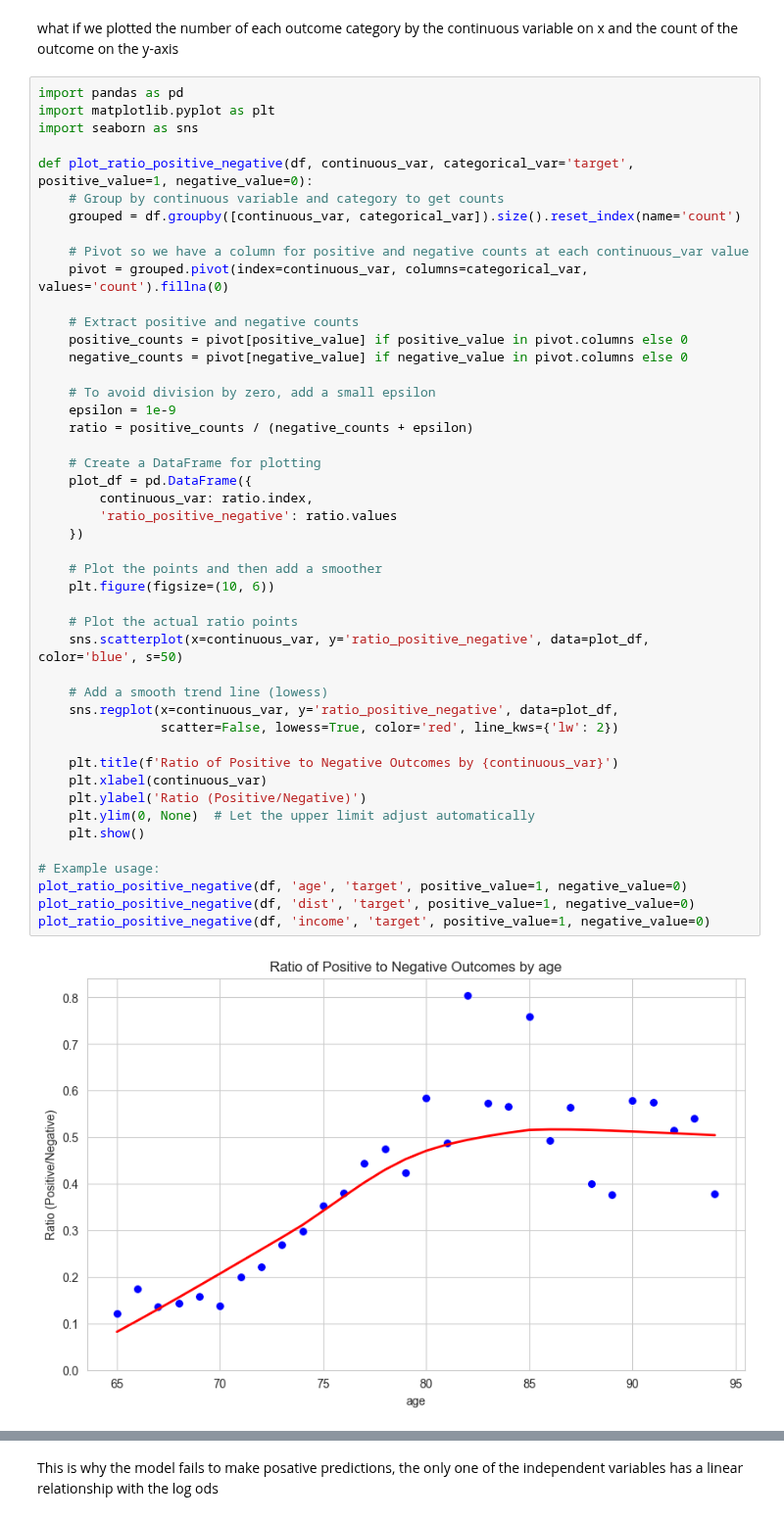
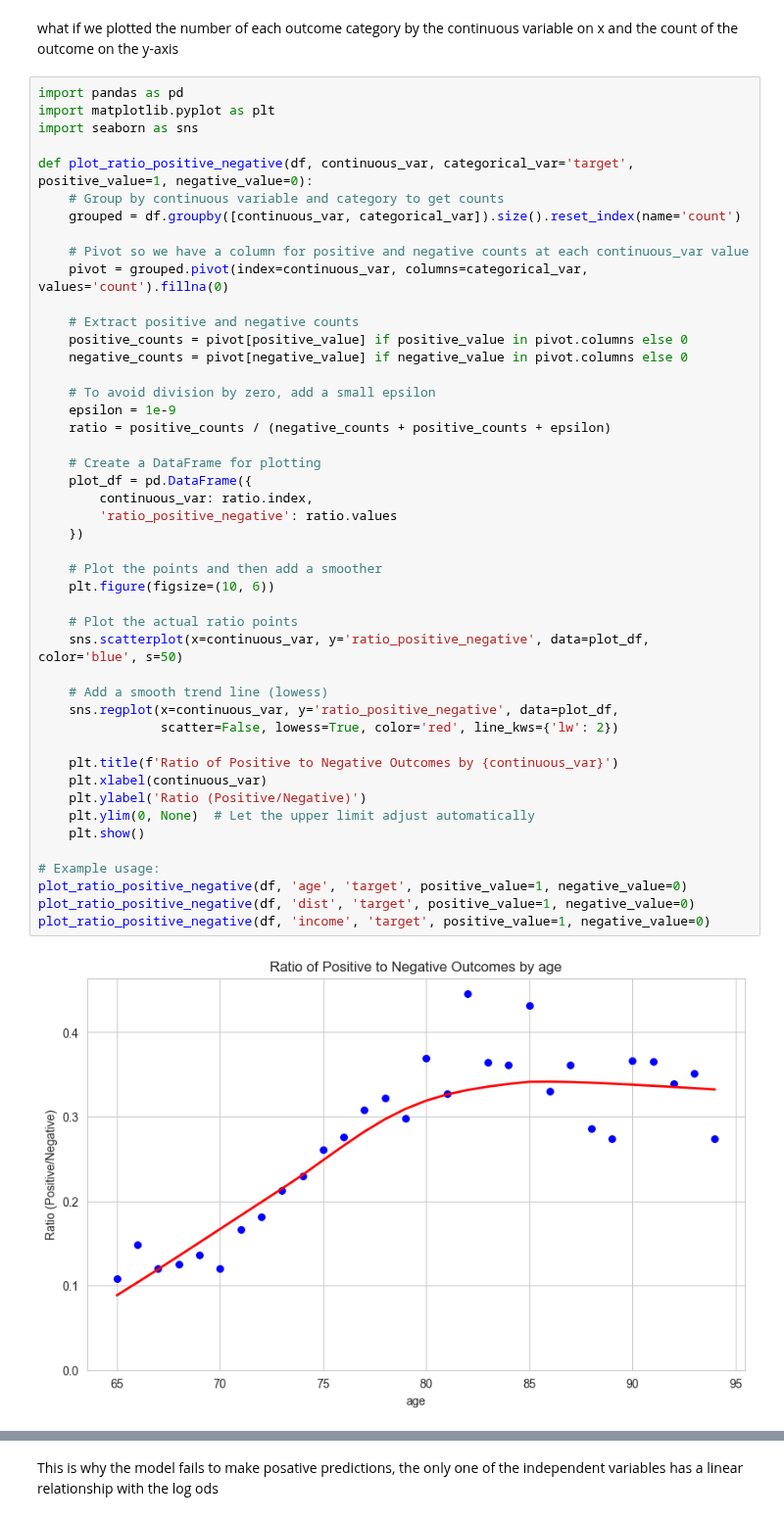
Before and after one commit to Jacob-J-Richards/DS_DA_Projects, a Jupyter notebook: Marketing_Prediction/Marketing_Prediction_Python.ipynb, the cells around one changed output, grey strips where cells are left out. Shown at 98% size. Saved outputs shown, nothing was run; the diff lists cells and outputs as text.

```diff
--- a/Marketing_Prediction/Marketing_Prediction_Python.ipynb
+++ b/Marketing_Prediction/Marketing_Prediction_Python.ipynb
@@ -129,33 +129,33 @@ def plot_ratio_positive_negative(df, continuous_var, categorical_var='target', p
 
     # To avoid division by zero, add a small epsilon
     epsilon = 1e-9
-    ratio = positive_counts / (negative_counts + epsilon)
+    ratio = positive_counts / (negative_counts + positive_counts + epsilon)
 
     # Create a DataFrame for plotting
     plot_df = pd.DataFrame({
         continuous_var: ratio.index,
         'ratio_positive_negative': ratio.values
     })
 
     # Plot the points and then add a smoother
     plt.figure(figsize=(10, 6))
 
     # Plot the actual ratio points
     sns.scatterplot(x=continuous_var, y='ratio_positive_negative', data=plot_df, color='blue', s=50)
 
     # Add a smooth trend line (lowess)
     sns.regplot(x=continuous_var, y='ratio_positive_negative', data=plot_df,
                 scatter=False, lowess=True, color='red', line_kws={'lw': 2})
 
     plt.title(f'Ratio of Positive to Negative Outcomes by {continuous_var}')
     plt.xlabel(continuous_var)
     plt.ylabel('Ratio (Positive/Negative)')
     plt.ylim(0, None)  # Let the upper limit adjust automatically
     plt.show()
 
 # Example usage:
 plot_ratio_positive_negative(df, 'age', 'target', positive_value=1, negative_value=0)
 plot_ratio_positive_negative(df, 'dist', 'target', positive_value=1, negative_value=0)
 plot_ratio_positive_negative(df, 'income', 'target', positive_value=1, negative_value=0)
 # %% [output]
-[figure, old version]
+[figure, new version]
```
Also changed, not shown: parts of 9 cells of this notebook, 1 other file.
